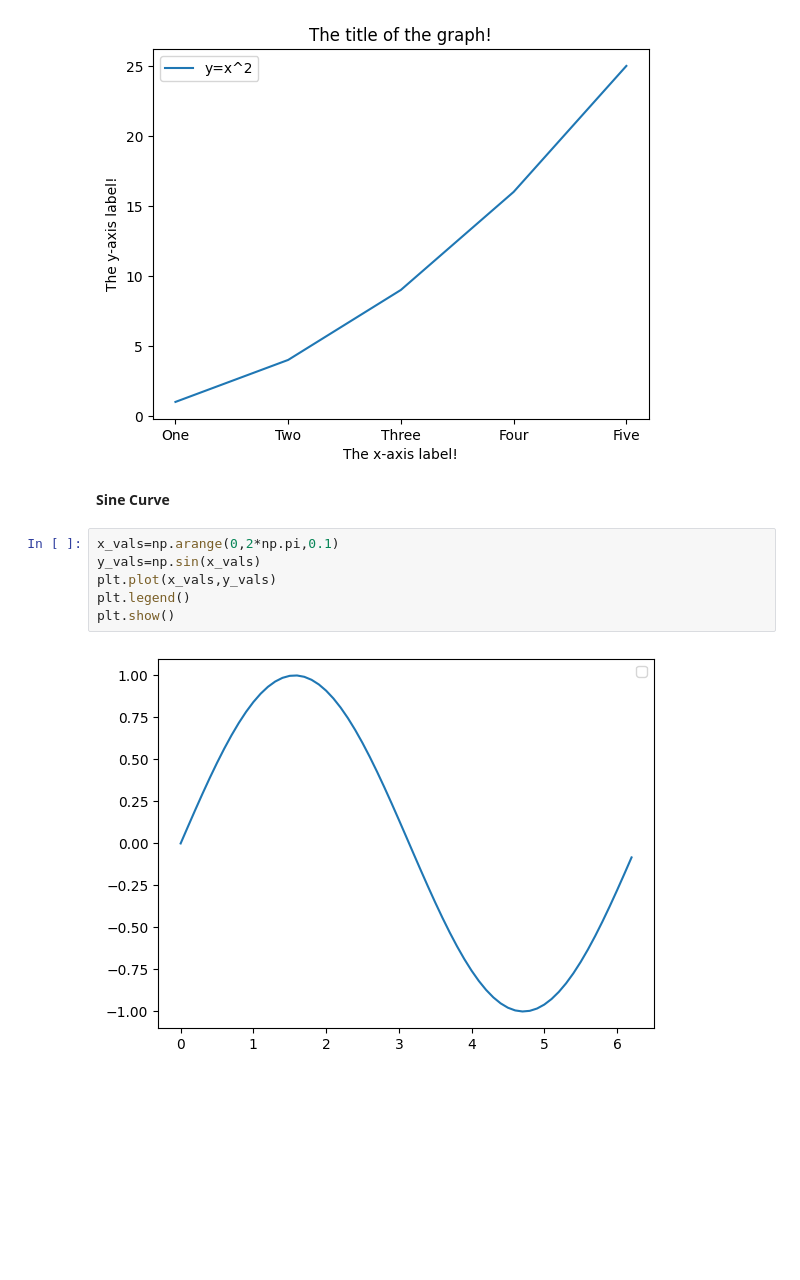
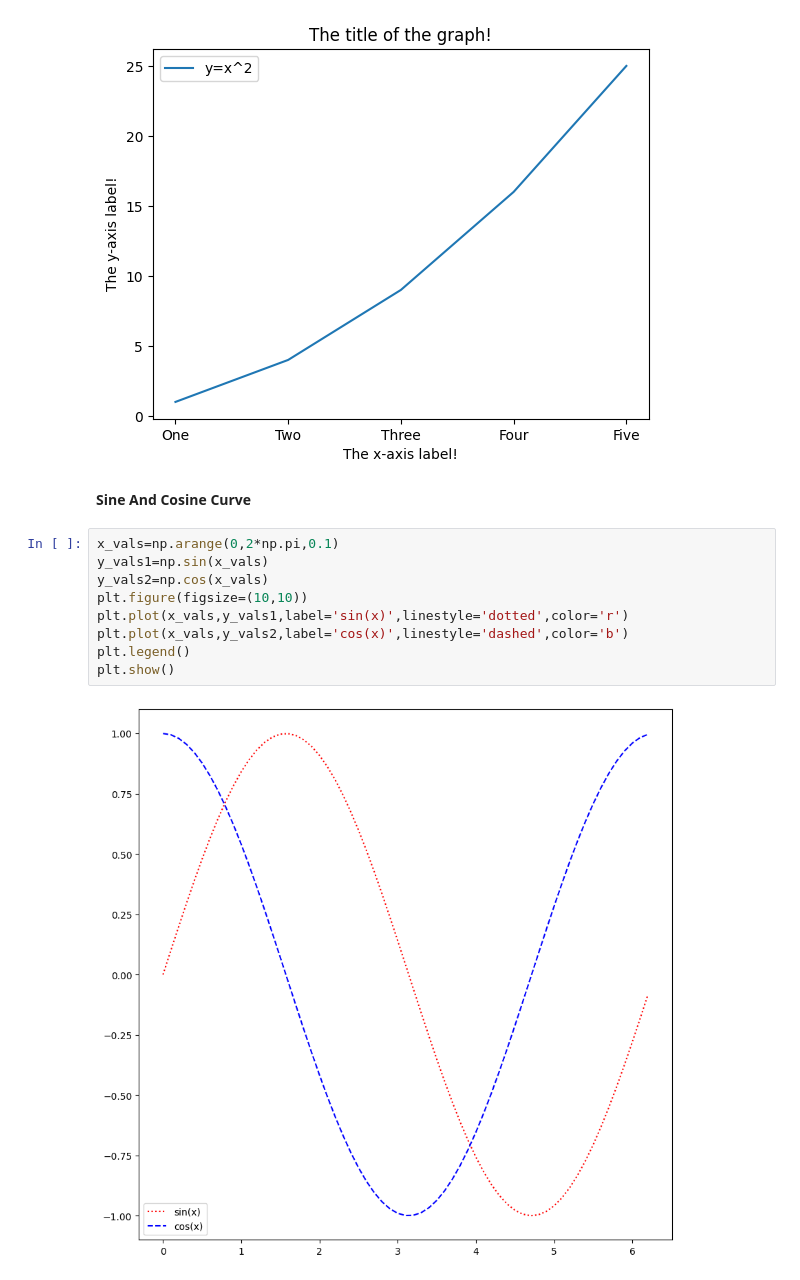
Before and after one commit to JANNIES99/Data_Science_Python_Tool, a Jupyter notebook: Matplotlab.ipynb, the cells around one changed output. Saved outputs shown, nothing was run; the diff lists cells and outputs as text; blank space fills up the shorter version.

```diff
--- a/Matplotlab.ipynb
+++ b/Matplotlab.ipynb
@@ -37,12 +37,15 @@ plt.show()
 # %% [output]
 [figure]
 # %% [markdown]
-**Sine Curve**
+**Sine And Cosine Curve**
 # %%
 x_vals=np.arange(0,2*np.pi,0.1)
-y_vals=np.sin(x_vals)
-plt.plot(x_vals,y_vals)
+y_vals1=np.sin(x_vals)
+y_vals2=np.cos(x_vals)
+plt.figure(figsize=(10,10))
+plt.plot(x_vals,y_vals1,label='sin(x)',linestyle='dotted',color='r')
+plt.plot(x_vals,y_vals2,label='cos(x)',linestyle='dashed',color='b')
 plt.legend()
 plt.show()
 # %% [output]
-[figure, old version]
+[figure, new version]
```
Also changed, not shown: parts of 3 cells of this notebook.
